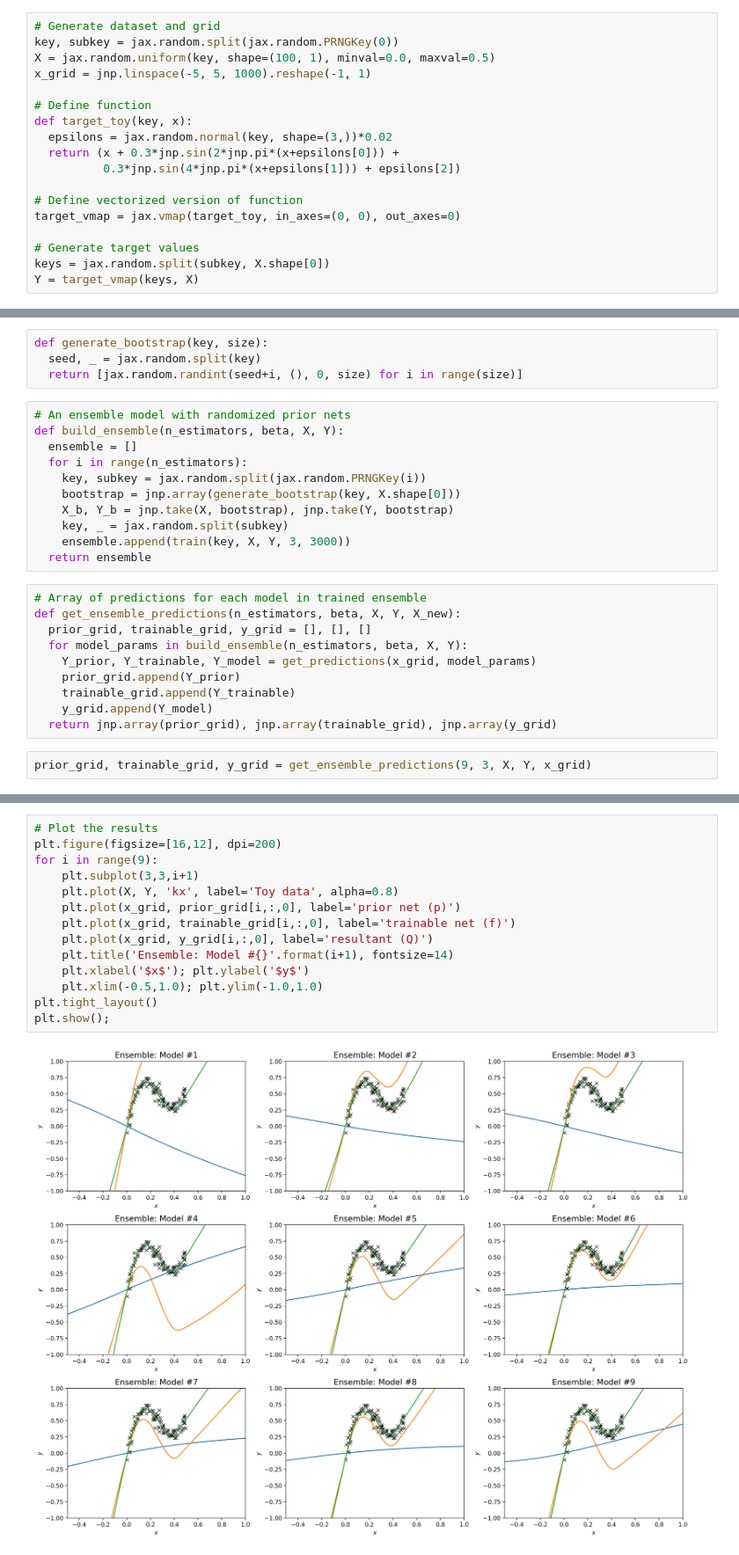
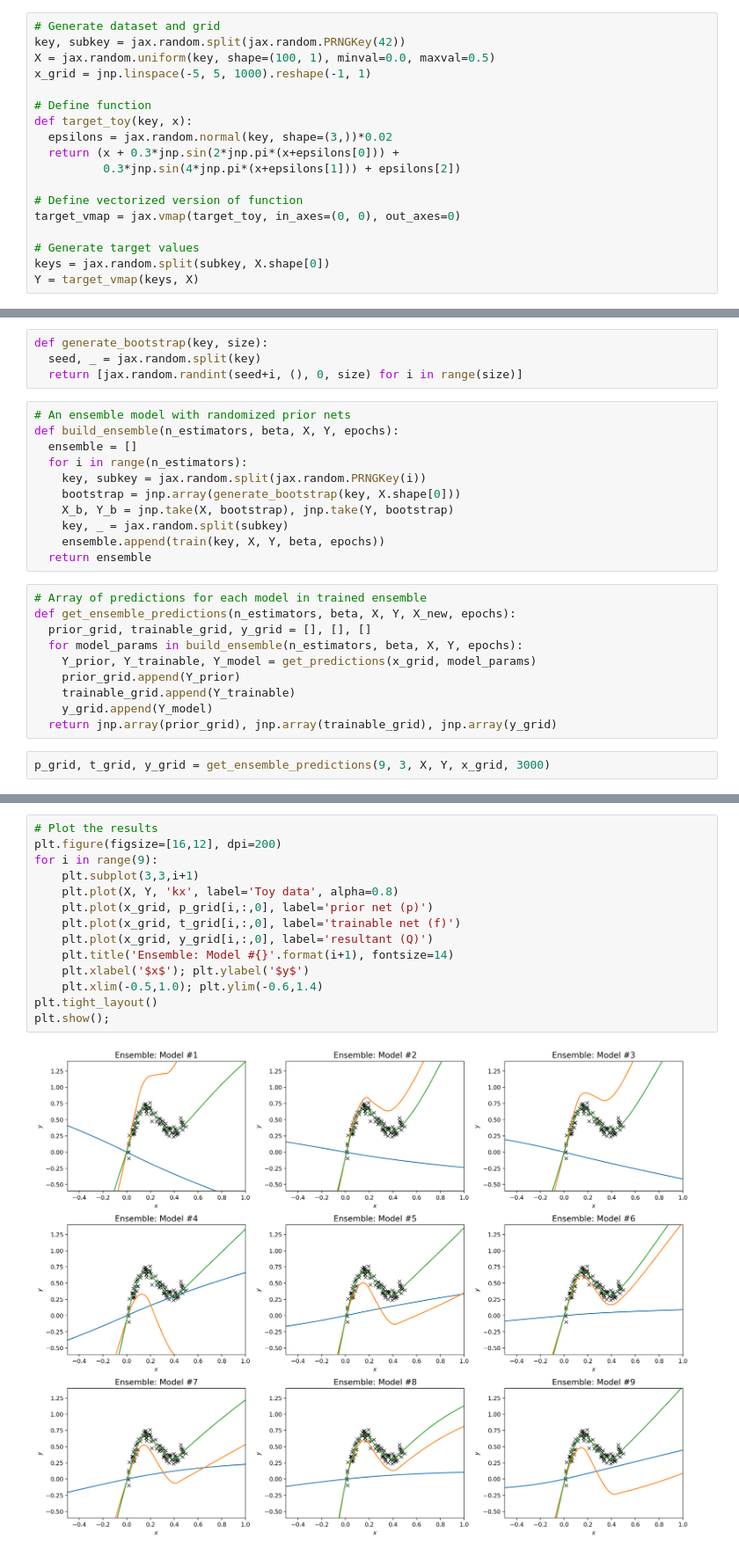
Before and after one commit to peterchang0414/randomized_priors, a Jupyter notebook: randomized_priors.ipynb, the cells around one changed output, grey strips where cells are left out. Shown at 88% size. Cells and saved outputs as stored; diff of their text form.

```diff
--- a/randomized_priors.ipynb
+++ b/randomized_priors.ipynb
@@ -36,7 +36,7 @@ $$
 where $\epsilon \sim \mathcal{N}(0, 0.02)$ and $x \sim \mathcal{U}(0.0, 0.5)$.
 # %%
 # Generate dataset and grid
-key, subkey = jax.random.split(jax.random.PRNGKey(0))
+key, subkey = jax.random.split(jax.random.PRNGKey(42))
 X = jax.random.uniform(key, shape=(100, 1), minval=0.0, maxval=0.5)
 x_grid = jnp.linspace(-5, 5, 1000).reshape(-1, 1)
 
@@ -151,24 +149,24 @@ def generate_bootstrap(key, size):
   return [jax.random.randint(seed+i, (), 0, size) for i in range(size)]
 # %%
 # An ensemble model with randomized prior nets
-def build_ensemble(n_estimators, beta, X, Y):
+def build_ensemble(n_estimators, beta, X, Y, epochs):
   ensemble = []
   for i in range(n_estimators):
     key, subkey = jax.random.split(jax.random.PRNGKey(i))
     bootstrap = jnp.array(generate_bootstrap(key, X.shape[0]))
     X_b, Y_b = jnp.take(X, bootstrap), jnp.take(Y, bootstrap)
     key, _ = jax.random.split(subkey)
-    ensemble.append(train(key, X, Y, 3, 3000))
+    ensemble.append(train(key, X, Y, beta, epochs))
   return ensemble
 # %%
 # Array of predictions for each model in trained ensemble
-def get_ensemble_predictions(n_estimators, beta, X, Y, X_new):
+def get_ensemble_predictions(n_estimators, beta, X, Y, X_new, epochs):
   prior_grid, trainable_grid, y_grid = [], [], []
-  for model_params in build_ensemble(n_estimators, beta, X, Y):
+  for model_params in build_ensemble(n_estimators, beta, X, Y, epochs):
     Y_prior, Y_trainable, Y_model = get_predictions(x_grid, model_params)
     prior_grid.append(Y_prior)
     trainable_grid.append(Y_trainable)
     y_grid.append(Y_model)
   return jnp.array(prior_grid), jnp.array(trainable_grid), jnp.array(y_grid)
 # %%
-prior_grid, trainable_grid, y_grid = get_ensemble_predictions(9, 3, X, Y, x_grid)
+p_grid, t_grid, y_grid = get_ensemble_predictions(9, 3, X, Y, x_grid, 3000)
@@ -179,16 +173,16 @@ y_grid.shape
 # %%
 # Plot the results
 plt.figure(figsize=[16,12], dpi=200)
 for i in range(9):
     plt.subplot(3,3,i+1)
     plt.plot(X, Y, 'kx', label='Toy data', alpha=0.8)
-    plt.plot(x_grid, prior_grid[i,:,0], label='prior net (p)')
-    plt.plot(x_grid, trainable_grid[i,:,0], label='trainable net (f)')
+    plt.plot(x_grid, p_grid[i,:,0], label='prior net (p)')
+    plt.plot(x_grid, t_grid[i,:,0], label='trainable net (f)')
     plt.plot(x_grid, y_grid[i,:,0], label='resultant (Q)')
     plt.title('Ensemble: Model #{}'.format(i+1), fontsize=14)
     plt.xlabel('$x$'); plt.ylabel('$y$')
-    plt.xlim(-0.5,1.0); plt.ylim(-1.0,1.0)
+    plt.xlim(-0.5,1.0); plt.ylim(-0.6,1.4)
 plt.tight_layout()
 plt.show();
 # %% [output]
-[figure, old version]
+[figure, new version]
```
Also changed, not shown: parts of 5 cells of this notebook.
